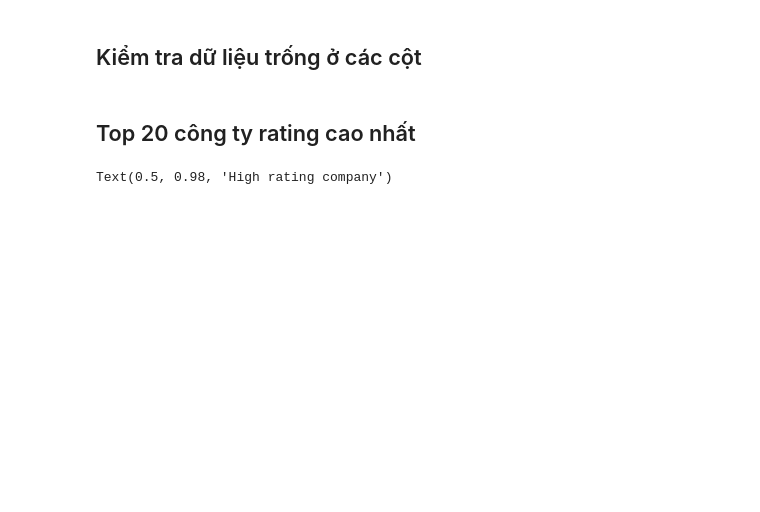
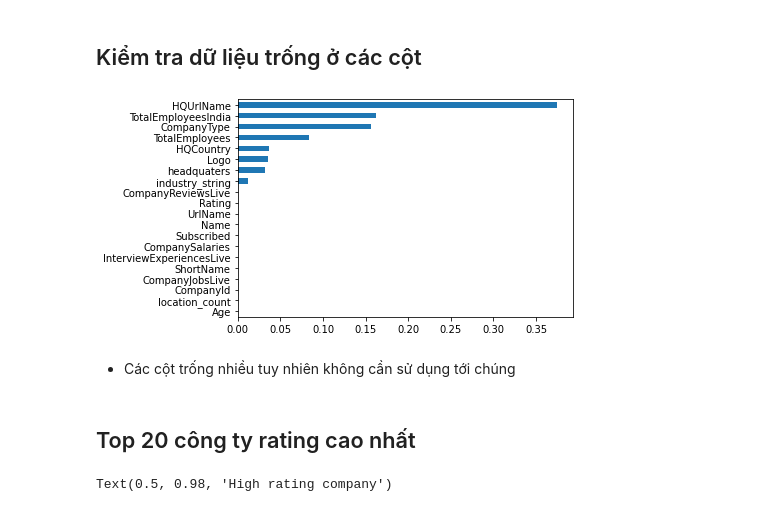
Before and after one commit to phuocleoceo/AmbitionBox-Rating, a Jupyter notebook: raw data/eda.ipynb, the cells around one changed output. Drawn from its saved outputs; the diff is of its cells as text; code cells hidden in the pictures; blank space fills up the shorter version.

```diff
--- a/raw data/eda.ipynb
+++ b/raw data/eda.ipynb
@@ -48,3 +83,9 @@ df.apply(lambda x :(x.isnull().mean())*100)
+# %%
+df.isna().mean().sort_values().plot(kind='barh', color='tab:blue')
+# %% [output]
+[figure, added]
+# %% [markdown]
+- Các cột trống nhiều tuy nhiên không cần sử dụng tới chúng
 # %% [markdown]
 ## Top 20 công ty rating cao nhất
 # %%
```
Also changed, not shown: parts of 16 cells of this notebook.
